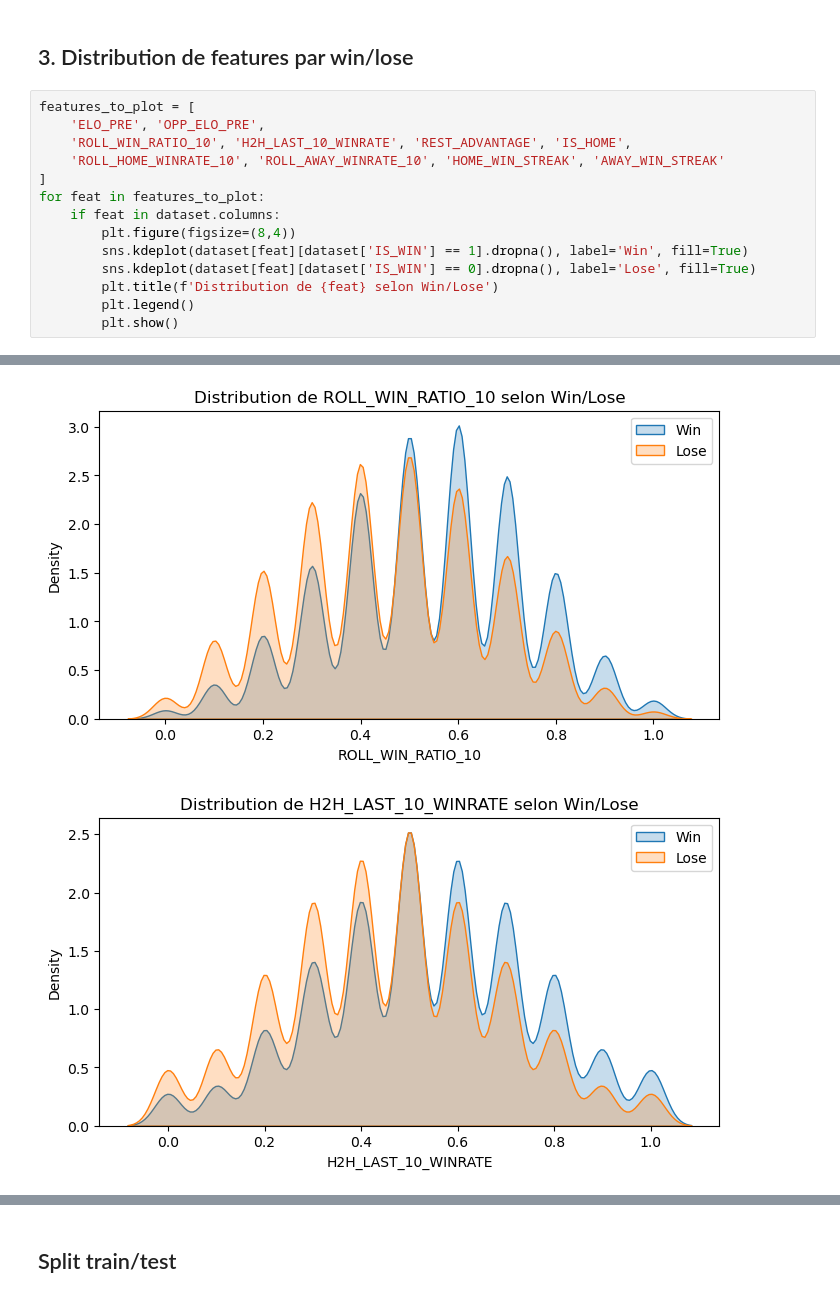
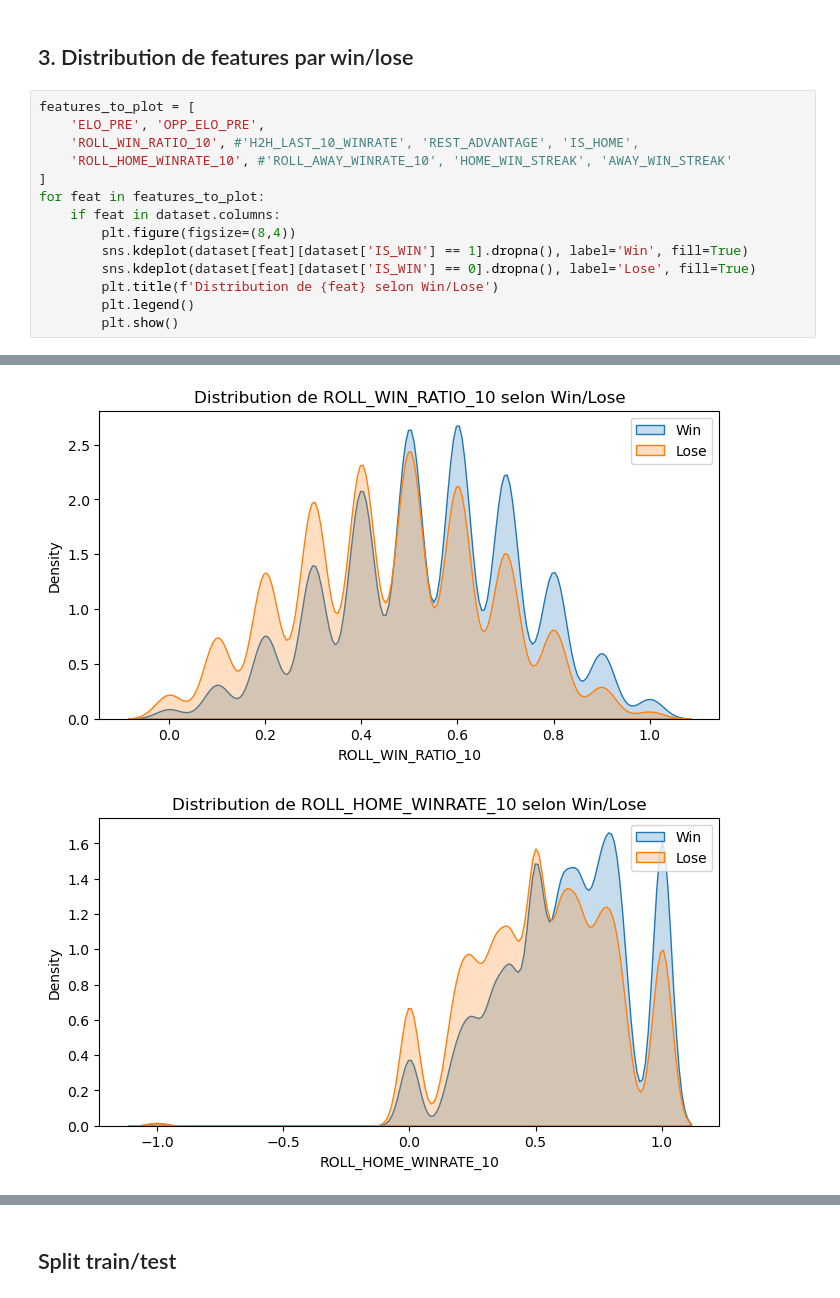
Before and after one commit to SirGenkii/NBA_Predictor, a Jupyter notebook: 05_data_visualization.ipynb, the cells around one changed output, grey strips where cells are left out. Cells and saved outputs as stored; diff of their text form.

```diff
--- a/05_data_visualization.ipynb
+++ b/05_data_visualization.ipynb
@@ -118,8 +118,8 @@ plt.show()
 # %%
 features_to_plot = [
     'ELO_PRE', 'OPP_ELO_PRE',
-    'ROLL_WIN_RATIO_10', 'H2H_LAST_10_WINRATE', 'REST_ADVANTAGE', 'IS_HOME',
-    'ROLL_HOME_WINRATE_10', 'ROLL_AWAY_WINRATE_10', 'HOME_WIN_STREAK', 'AWAY_WIN_STREAK'
+    'ROLL_WIN_RATIO_10', #'H2H_LAST_10_WINRATE', 'REST_ADVANTAGE', 'IS_HOME',
+    'ROLL_HOME_WINRATE_10', #'ROLL_AWAY_WINRATE_10', 'HOME_WIN_STREAK', 'AWAY_WIN_STREAK'
 ]
 for feat in features_to_plot:
     if feat in dataset.columns:
@@ -135,2 +135,2 @@ for feat in features_to_plot:
-[figure, old version]
+[figure, new version]
-[figure, old version]
+[figure, new version]
```
Also changed, not shown: parts of 29 cells of this notebook, 10 other files.
